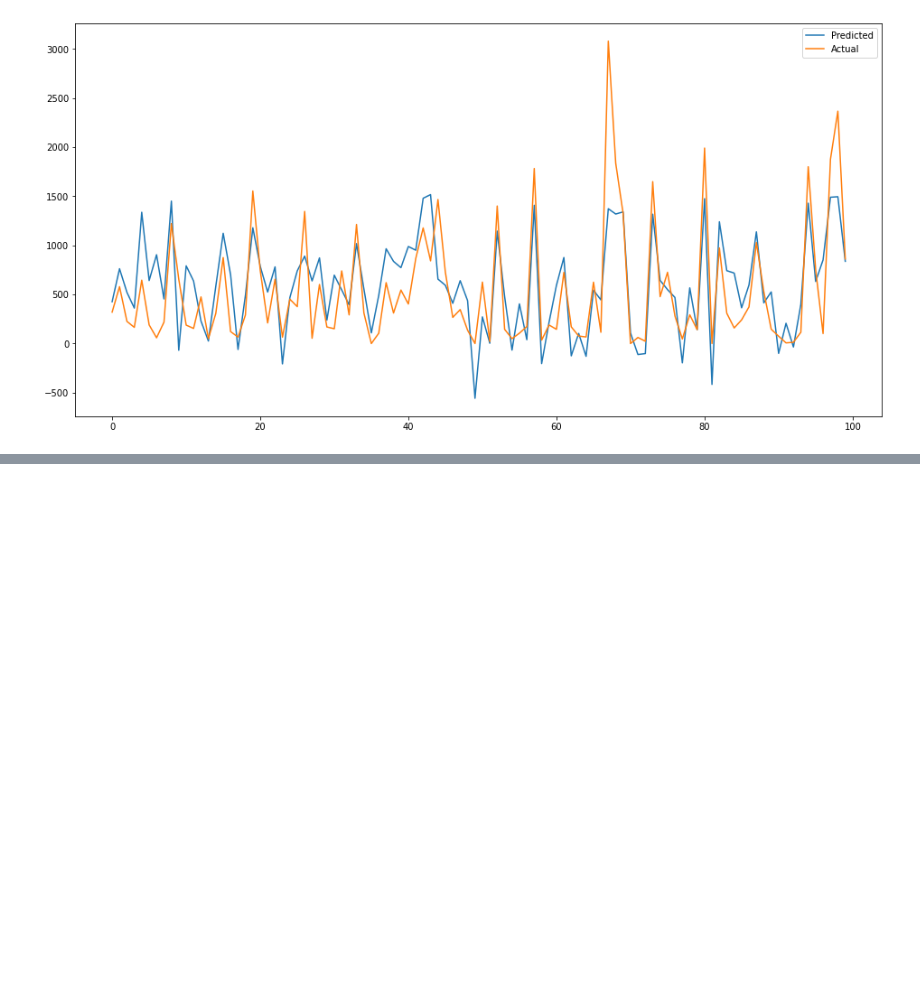
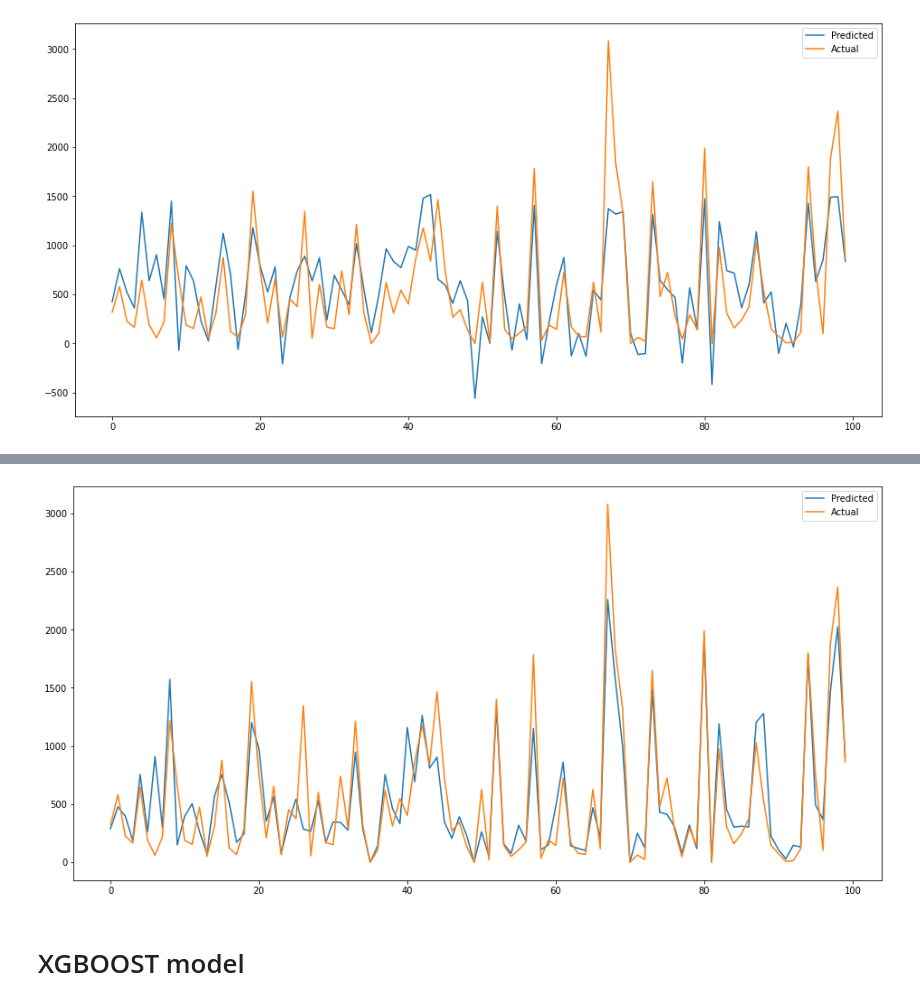
Before and after one commit to AjaharDaroga/Bike_Shearing_Demand_Prediction, a Jupyter notebook: Bike_Sharing_Demand_Prediction.ipynb, the cells around one changed output, grey strips where cells are left out. Cells and saved outputs as stored; diff of their text form; code cells hidden in the pictures; blank space fills up the shorter version.

```diff
--- a/Bike_Sharing_Demand_Prediction.ipynb
+++ b/Bike_Sharing_Demand_Prediction.ipynb
@@ -438,0 +513,8 @@ plt.show()
+# %%
+from sklearn.neighbors import KNeighborsRegressor
+knn_model = KNeighborsRegressor()
+param_dict={'n_neighbors':[2,5,7,10,12,15,18,21,25,50]}
+knn_grid= GridSearchCV(knn_model,param_grid=param_dict)
+fit_model=knn_grid .fit(X_train, y_train)
+predict_train_knn=fit_model.predict(X_train)
+predict_test_knn=fit_model.predict(X_test)
@@ -438,0 +539,11 @@ plt.show()
+# %%
+# ploting actual and predicted
+plt.figure(figsize=(16,8))
+plt.plot((predict_test_knn)[:100])
+plt.plot((np.array(y_test)[:100]))
+plt.legend(["Predicted","Actual"])
+plt.show()
+# %% [output]
+[figure, added]
+# %% [markdown]
+# XGBOOST model
```
Also changed, not shown: parts of 23 cells of this notebook.
